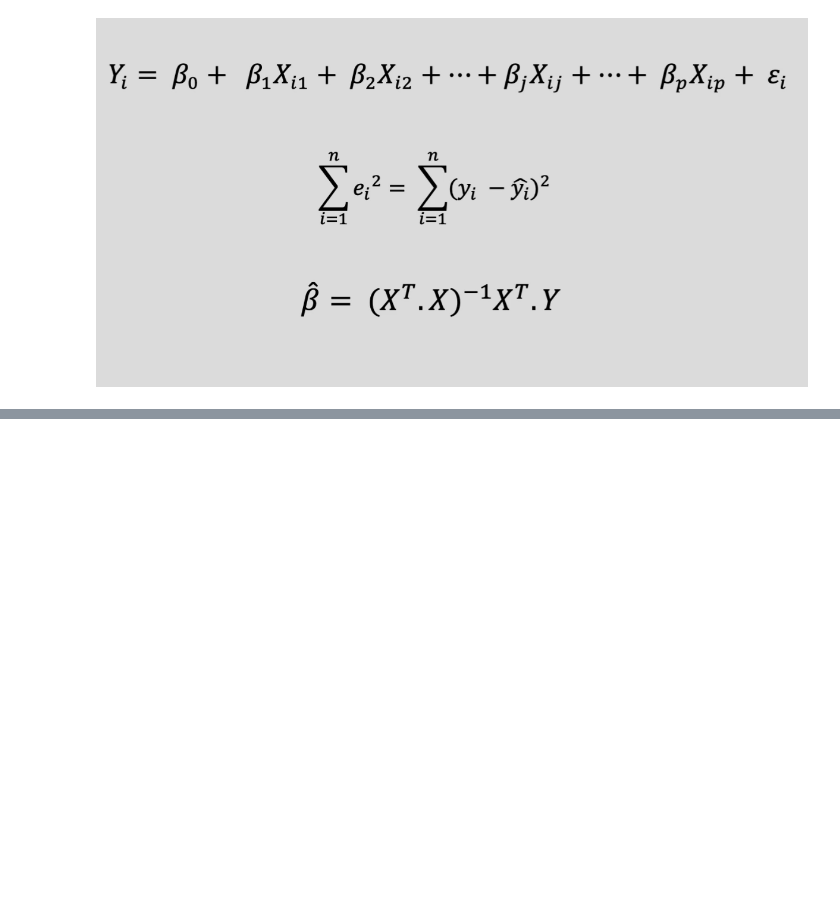
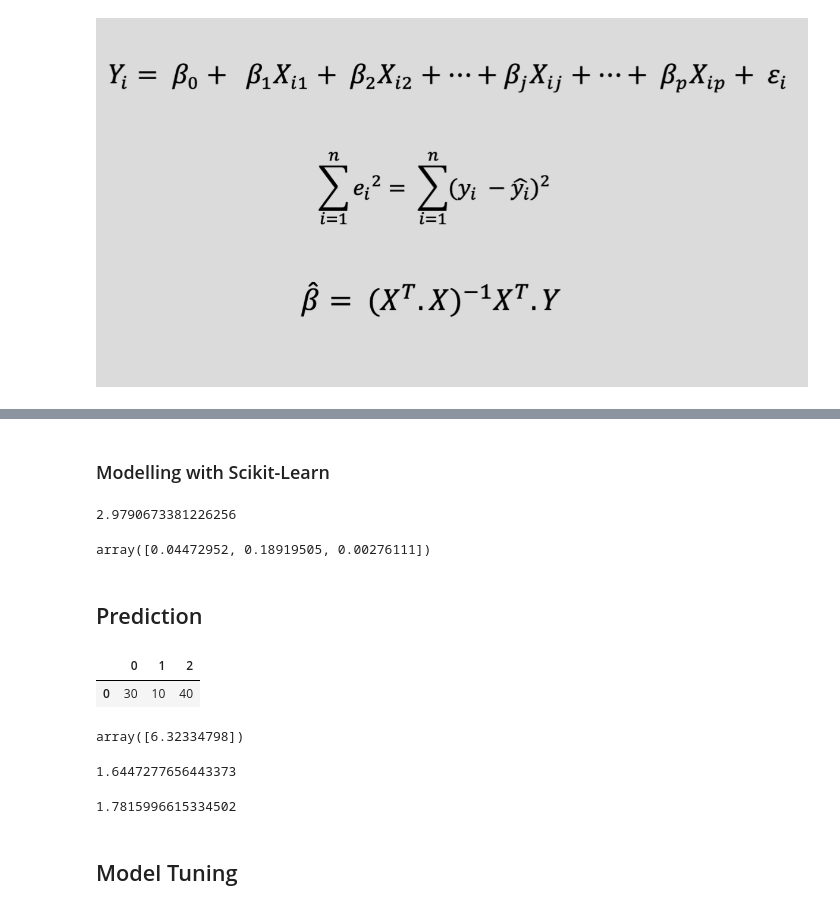
Before and after one commit to urunsiyabend/My-Data-Science-Studies, a Jupyter notebook: Machine Learning/02 - Linear Regression and Its Cousins/03 - Multiple Linear Regression.ipynb, the cells around one changed output, grey strips where cells are left out. Saved outputs shown, nothing was run; the diff lists cells and outputs as text; code cells hidden in the pictures; blank space fills up the shorter version.

```diff
--- a/Machine Learning/02 - Linear Regression and Its Cousins/03 - Multiple Linear Regression.ipynb
+++ b/Machine Learning/02 - Linear Regression and Its Cousins/03 - Multiple Linear Regression.ipynb
@@ -6,0 +74,2 @@
+# %% [markdown]
+### Modelling with Scikit-Learn
@@ -6,0 +78,23 @@
+# %%
+lrm = LinearRegression()
+skmodel = lrm.fit(X_train, y_train)
+skmodel.intercept_
+# %% [output]
+2.9790673381226256
+# %%
+skmodel.coef_
+# %% [output]
+array([0.04472952, 0.18919505, 0.00276111])
+# %% [markdown]
+## Prediction
+# %%
+test_values = [[30], [10], [40]]
+test_values = pd.DataFrame(test_values).T
+test_values
+# %% [output]
+|  | 0 | 1 | 2 |
+| 0 | 30 | 10 | 40 |
+# %%
+skmodel.predict(test_values)
+# %% [output]
+array([6.32334798])
@@ -6,0 +104,12 @@
+# %%
+rmse = np.sqrt(mean_squared_error(y_train, skmodel.predict(X_train)))
+rmse
+# %% [output]
+1.6447277656443373
+# %%
+rmse = np.sqrt(mean_squared_error(y_test, skmodel.predict(X_test)))
+rmse
+# %% [output]
+1.7815996615334502
+# %% [markdown]
+## Model Tuning
```
Also changed, not shown: parts of 24 cells of this notebook, 2 other files.
